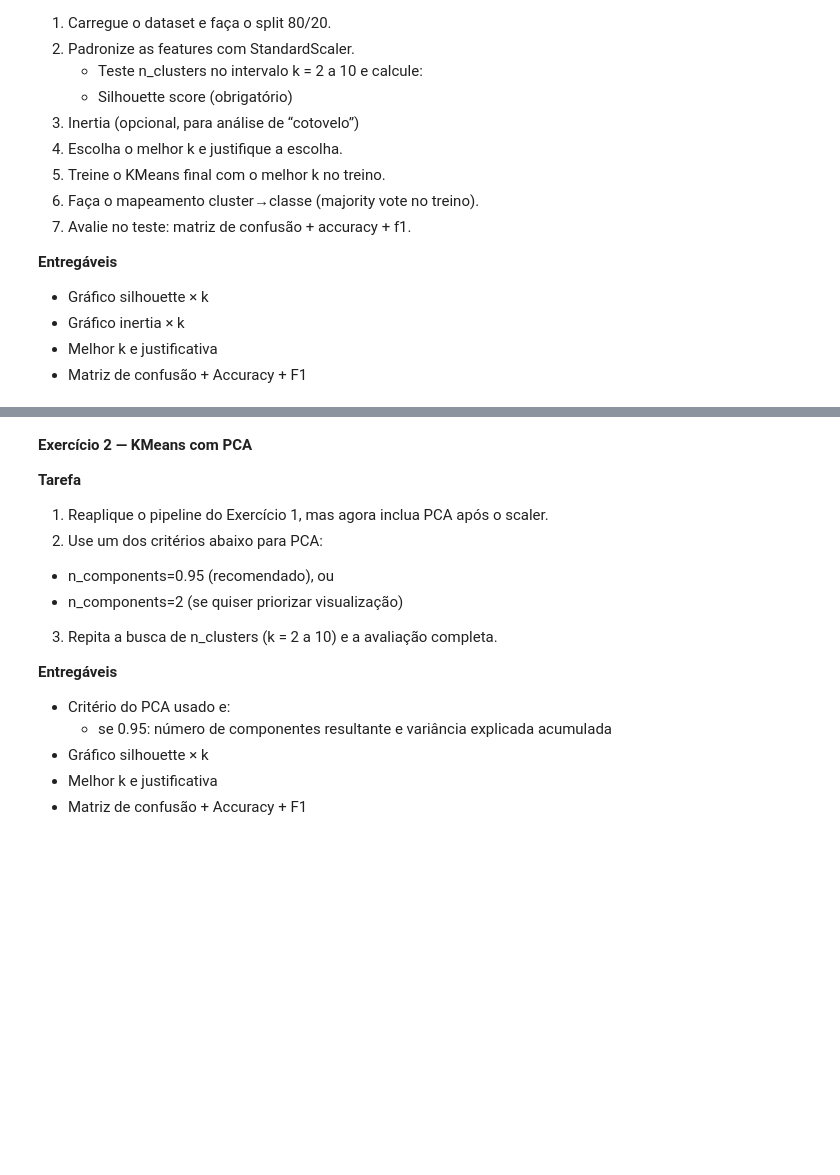
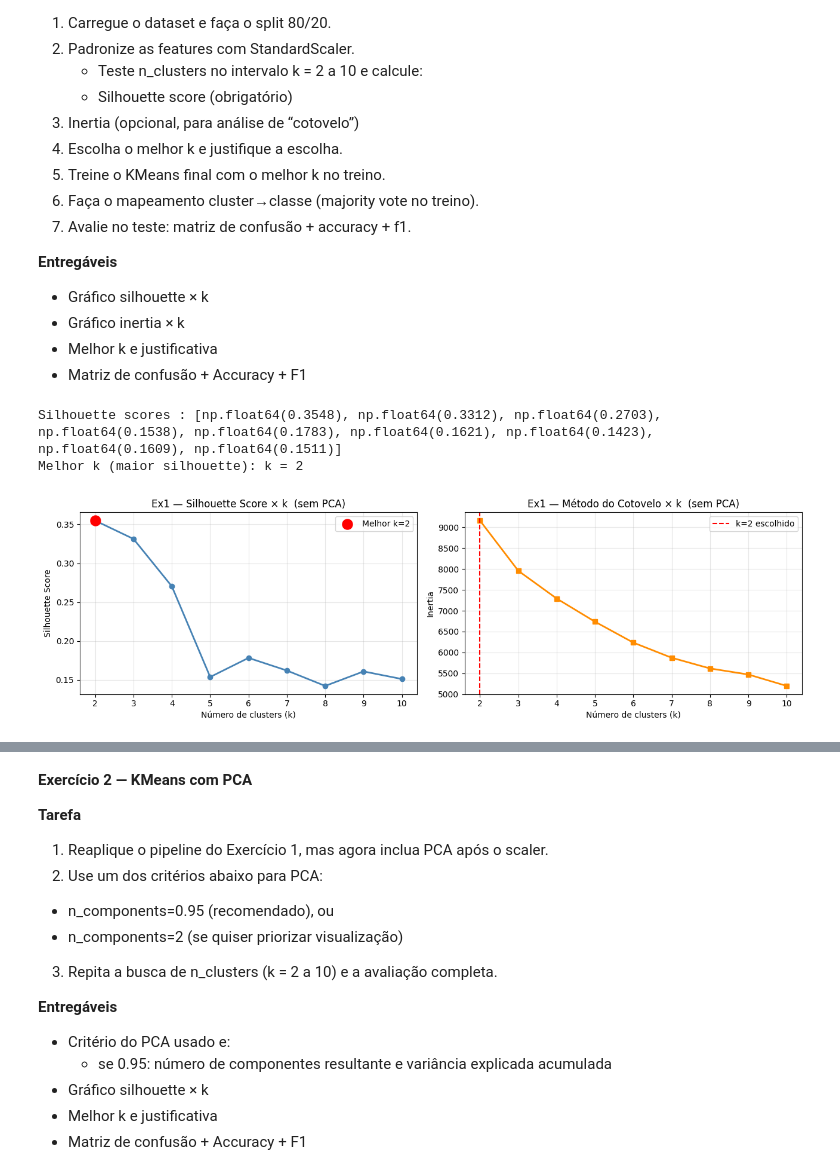
Before and after one commit to isabellamattar/FIAP-Data-Science, a Jupyter notebook: aula_09_kmeans_Exerc.ipynb, the cells around one changed output, grey strips where cells are left out. Drawn from its saved outputs; the diff is of its cells as text; code cells hidden in the pictures; blank space fills up the shorter version.

```diff
--- a/aula_09_kmeans_Exerc.ipynb
+++ b/aula_09_kmeans_Exerc.ipynb
@@ -65,3 +223,48 @@ Importante: o mapeamento cluster→classe deve ser definido apenas no treino. Fa
 - Gráfico inertia × k
 - Melhor k e justificativa
 - Matriz de confusão + Accuracy + F1
+# %%
+# ─── Busca do melhor k: Silhouette e Inertia ───
+ks   = range(2, 11)
+sil1 = []   # Silhouette score para cada k
+ine1 = []   # Inertia (soma das distâncias intra-cluster) para cada k
+
+for k in ks:
+    km = KMeans(n_clusters=k, random_state=SEED, n_init=10)
+    km.fit(X_train_sc)
+
+    # Silhouette: mede coesão e separação dos clusters (-1 a +1, maior = melhor)
+    sil1.append(silhouette_score(X_train_sc, km.labels_))
+
+    # Inertia: soma dos quadrados das distâncias ao centroide (menor = mais compacto)
+    ine1.append(km.inertia_)
+
+best_k1 = list(ks)[np.argmax(sil1)]
+print(f"Silhouette scores : {[round(s,4) for s in sil1]}")
+print(f"Melhor k (maior silhouette): k = {best_k1}")
+# %% [output]
+Silhouette scores : [np.float64(0.3548), np.float64(0.3312), np.float64(0.2703), np.float64(0.1538), np.float64(0.1783), np.float64(0.1621), np.float64(0.1423), np.float64(0.1609), np.float64(0.1511)]
+Melhor k (maior silhouette): k = 2
+# %%
+# ─── Gráficos Silhouette e Inertia ───
+fig, axes = plt.subplots(1, 2, figsize=(13, 4))
+
+# Silhouette
+axes[0].plot(list(ks), sil1, marker='o', color='steelblue', linewidth=2)
+axes[0].scatter([best_k1], [sil1[best_k1-2]], s=150, color='red', zorder=5, label=f'Melhor k={best_k1}')
+axes[0].set_xlabel('Número de clusters (k)')
+axes[0].set_ylabel('Silhouette Score')
+axes[0].set_title('Ex1 — Silhouette Score × k  (sem PCA)')
+axes[0].legend(); axes[0].grid(alpha=0.3)
+
+# Cotovelo (Inertia)
+axes[1].plot(list(ks), ine1, marker='s', color='darkorange', linewidth=2)
+axes[1].axvline(best_k1, ls='--', color='red', label=f'k={best_k1} escolhido')
+axes[1].set_xlabel('Número de clusters (k)')
+axes[1].set_ylabel('Inertia')
+axes[1].set_title('Ex1 — Método do Cotovelo × k  (sem PCA)')
+axes[1].legend(); axes[1].grid(alpha=0.3)
+
+plt.tight_layout(); plt.show()
+# %% [output]
+[figure, added]
```
Also changed, not shown: parts of 30 cells of this notebook.
